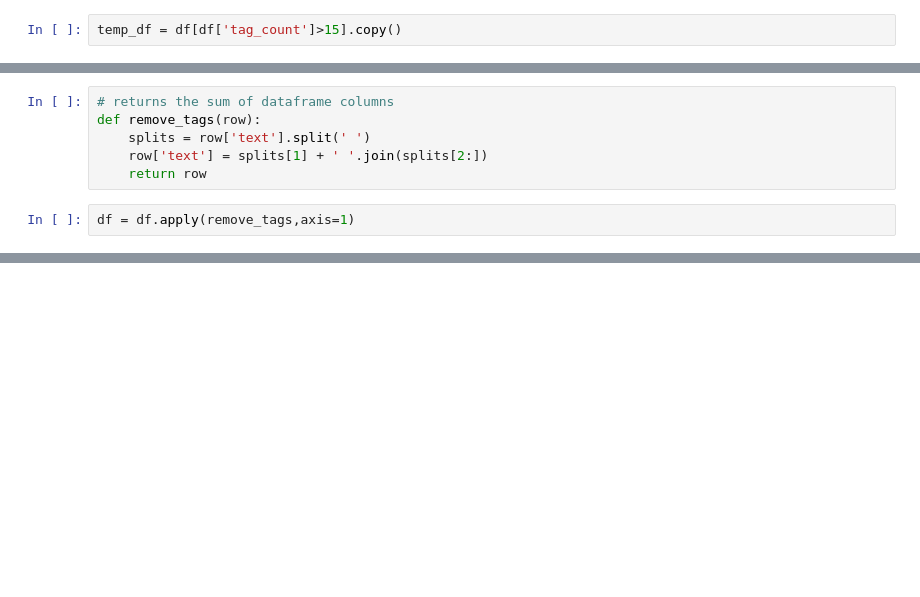
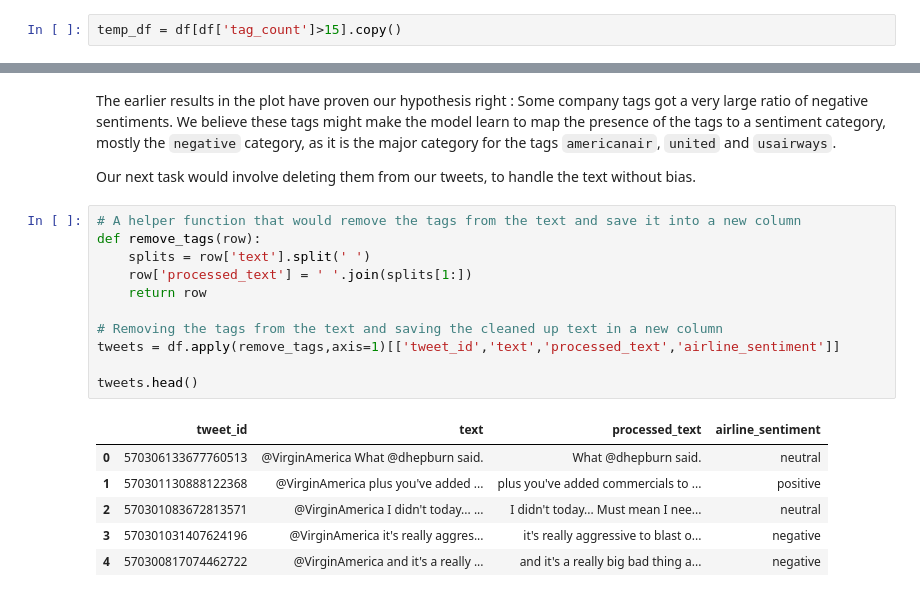
Before and after one commit to IhabBendidi/sentiment_embeddings, a Jupyter notebook: sentiment_embeddings.ipynb, the cells around one changed output, grey strips where cells are left out. Drawn from its saved outputs; the diff is of its cells as text; blank space fills up the shorter version.

```diff
--- a/sentiment_embeddings.ipynb
+++ b/sentiment_embeddings.ipynb
@@ -155,8 +164,0 @@ cross_df.plot.bar(figsize=(20,9),grid=True)
-# %%
-# returns the sum of dataframe columns
-def remove_tags(row):
-    splits = row['text'].split(' ')
-    row['text'] = splits[1] + ' '.join(splits[2:])
-    return row
-# %%
-df = df.apply(remove_tags,axis=1)
@@ -178,0 +177,22 @@ df
+# %% [markdown]
+The earlier results in the plot have proven our hypothesis right : Some company tags got a very large ratio of negative sentiments. We believe these tags might make the model learn to map the presence of the tags to a sentiment category, mostly the `negative` category, as it is the major category for the tags `americanair`, `united` and `usairways`.
+
+Our next task would involve deleting them from our tweets, to handle the text without bias.
+# %%
+# A helper function that would remove the tags from the text and save it into a new column
+def remove_tags(row):
+    splits = row['text'].split(' ')
+    row['processed_text'] = ' '.join(splits[1:])
+    return row
+
+# Removing the tags from the text and saving the cleaned up text in a new column
+tweets = df.apply(remove_tags,axis=1)[['tweet_id','text','processed_text','airline_sentiment']]
+
+tweets.head()
+# %% [output]
+|  | tweet_id | text | processed_text | airline_sentiment |
+| 0 | 570306133677760513 | @VirginAmerica What @dhepburn said. | What @dhepburn said. | neutral |
+| 1 | 570301130888122368 | @VirginAmerica plus you've added ... | plus you've added commercials to ... | positive |
+| 2 | 570301083672813571 | @VirginAmerica I didn't today... ... | I didn't today... Must mean I nee... | neutral |
+| 3 | 570301031407624196 | @VirginAmerica it's really aggres... | it's really aggressive to blast o... | negative |
+| 4 | 570300817074462722 | @VirginAmerica and it's a really ... | and it's a really big bad thing a... | negative |
```
Also changed, not shown: parts of 44 cells of this notebook.
